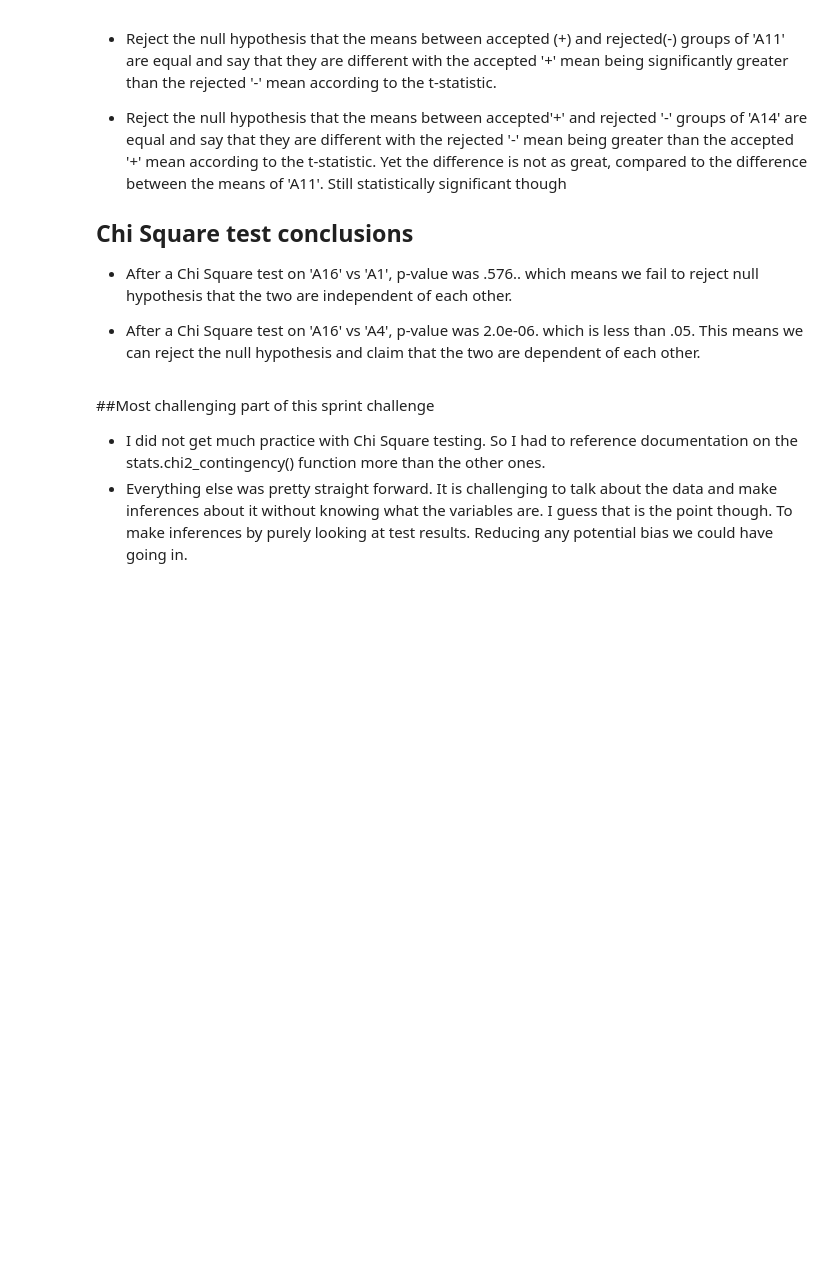
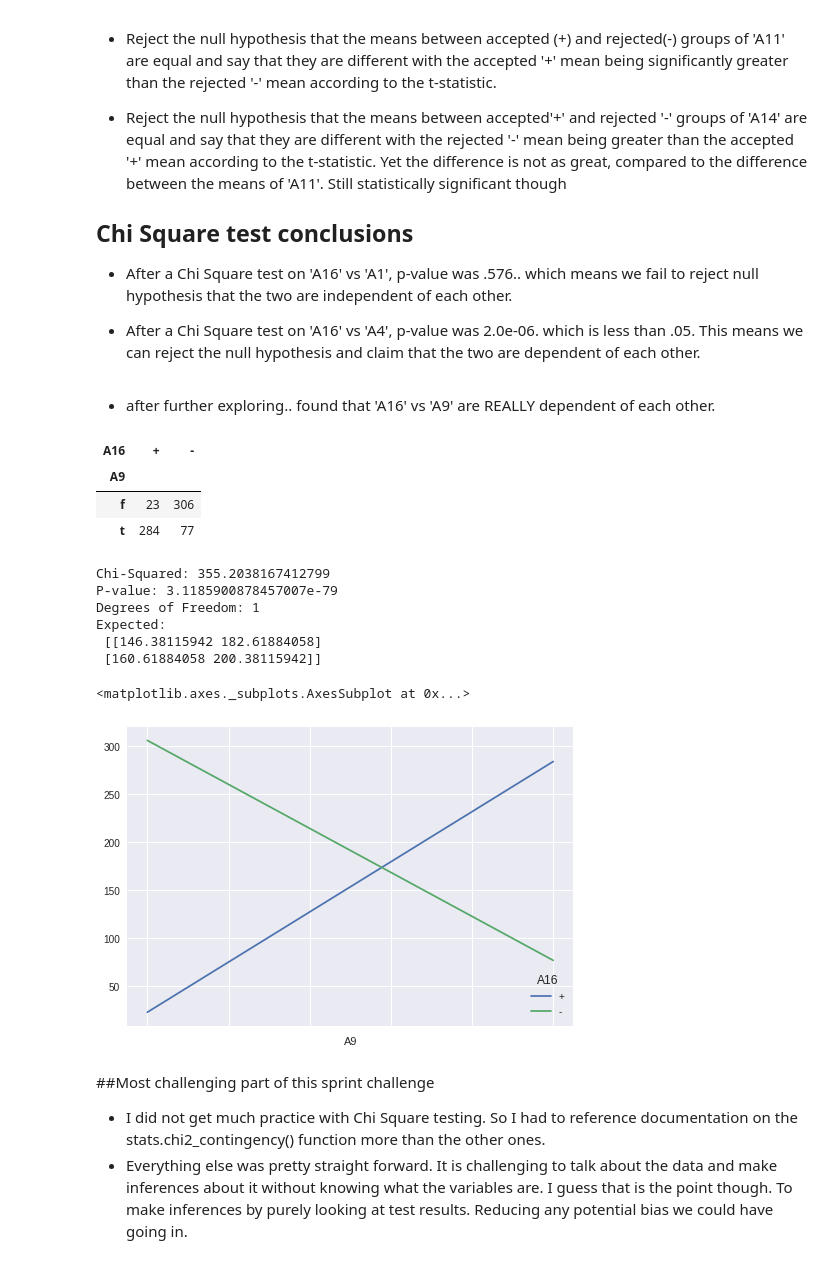
Before and after one commit to NicoMontoya/AB-Demo, a Jupyter notebook: Nico_montoya_DS_Unit_1_Sprint_Challenge_4_txt.ipynb, the cells around one changed output. Saved outputs shown, nothing was run; the diff lists cells and outputs as text; code cells hidden in the pictures; blank space fills up the shorter version.

Commit message:
further exploration

```diff
--- a/Nico_montoya_DS_Unit_1_Sprint_Challenge_4_txt.ipynb
+++ b/Nico_montoya_DS_Unit_1_Sprint_Challenge_4_txt.ipynb
@@ -353,6 +353,36 @@ that they are different with the rejected '-' mean being  greater than the accep
 - After a Chi Square test on 'A16' vs 'A1', p-value was .576.. which means we fail to reject null hypothesis that the two are independent of each other.
 
 - After a Chi Square test on 'A16' vs 'A4', p-value was 2.0e-06.  which is less than .05.  This means we can reject the null hypothesis and claim that the two are dependent of each other.
+# %% [markdown]
+- after further exploring.. found that 'A16' vs 'A9' are REALLY dependent of each other.
+# %%
+A16vsA9 = pd.crosstab(df['A9'], df['A16'])
+A16vsA9
+# %% [output]
+| A16 | + | - |
+| A9 |  |  |
+| f | 23 | 306 |
+| t | 284 | 77 |
+# %%
+chi_squared, p_value, dof, expected = stats.chi2_contingency(A16vsA9)
+
+
+print(f"Chi-Squared: {chi_squared}")
+print(f"P-value: {p_value}")
+print(f"Degrees of Freedom: {dof}")
+print("Expected: \n", np.array(expected))
+# %% [output]
+Chi-Squared: 355.2038167412799
+P-value: 3.1185900878457007e-79
+Degrees of Freedom: 1
+Expected:
+ [[146.38115942 182.61884058]
+ [160.61884058 200.38115942]]
+# %%
+A16vsA9.plot()
+# %% [output]
+<matplotlib.axes._subplots.AxesSubplot at 0x...>
+[figure, added]
 # %% [markdown]
 ##Most challenging part of this sprint challenge
 - I did not get much practice with Chi Square testing.  So I had to reference documentation on the stats.chi2_contingency() function more than the other ones.
```
